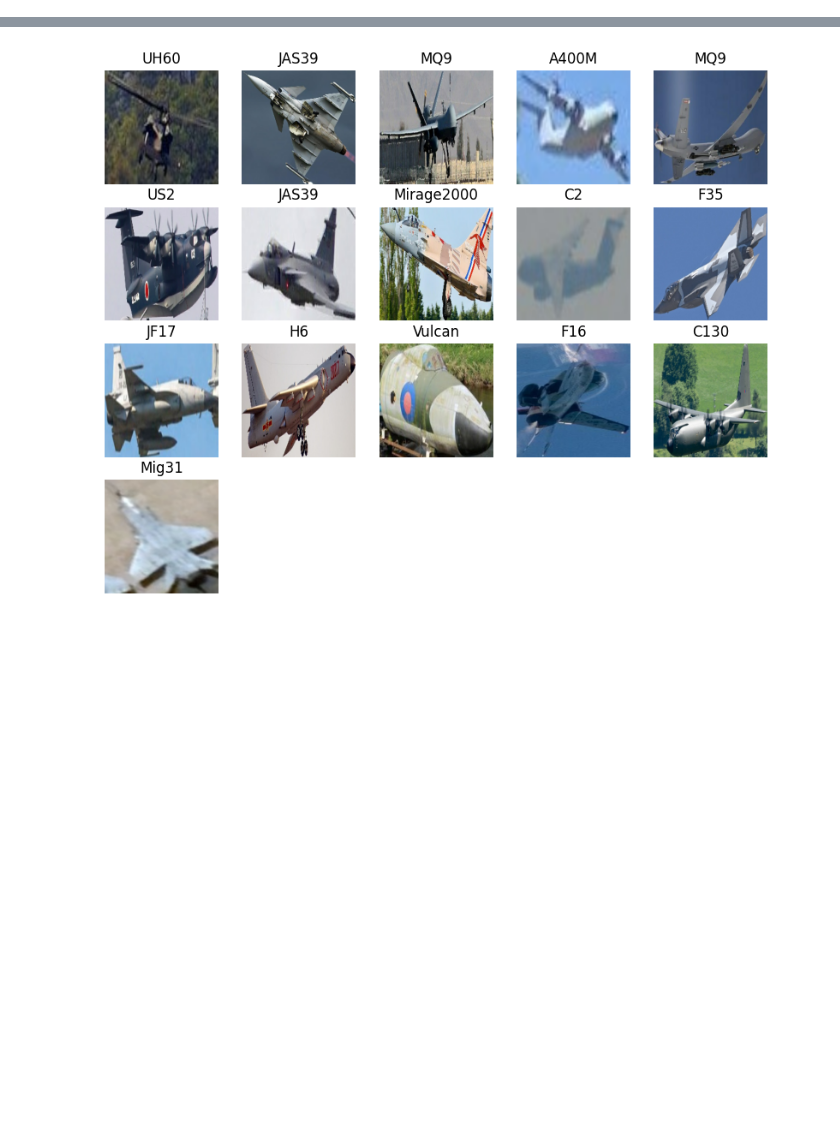
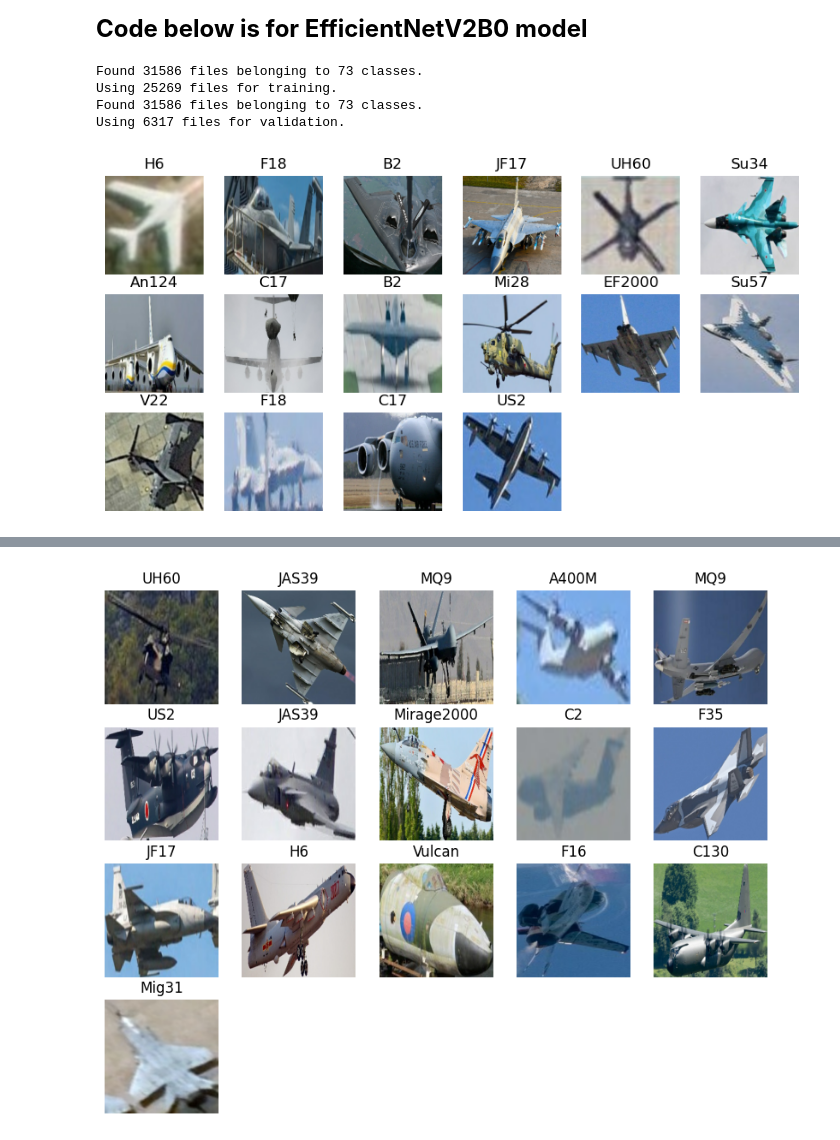
Before and after one commit to AndrewN2001/MilitaryAirplaneDetectionProject, a Jupyter notebook: model.ipynb, the cells around one changed output, grey strips where cells are left out. Drawn from its saved outputs; the diff is of its cells as text; code cells hidden in the pictures; blank space fills up the shorter version.

```diff
--- a/model.ipynb
+++ b/model.ipynb
@@ -102,0 +157,52 @@ pf_val = val_data.prefetch(buffer_size=AUTOTUNE)
+# %% [markdown]
+<font size = "5">**Code below is for EfficientNetV2B0 model**<font>
+# %%
+imagesize = 224,224 #224,224 in final
+fullimagesize = 224,224,3 #224,224,3 in final
+
+train_data_eff = image_dataset_from_directory(
+    dataset_path,
+    validation_split = 0.2,
+    seed = 64,
+    subset = 'training',
+    image_size=(imagesize),  # Adjust the image size to 128 x 128 for faster processing
+    batch_size=32,          # How many samples we want to load / batch
+    shuffle=True
+)
+
+valid_data_eff = image_dataset_from_directory(
+    dataset_path,
+    validation_split = 0.2,
+    seed = 23,
+    subset = 'validation',
+    image_size=(imagesize),
+    batch_size=32,
+    shuffle=True
+)
+
+val_batches_eff = tf.data.experimental.cardinality(valid_data_eff) # takes the number of batches within the validation data
+test_data_eff = valid_data_eff.take(val_batches_eff // 4) # takes the
+val_data_eff = valid_data_eff.skip(val_batches_eff // 4)
+
+class_names_eff = train_data_eff.class_names
+# %% [output]
+Found 31586 files belonging to 73 classes.
+Using 25269 files for training.
+Found 31586 files belonging to 73 classes.
+Using 6317 files for validation.
+# %%
+plt.figure(figsize=(10, 10))
+for images, labels in train_data_eff.take(1):
+    for i in range(min(32, len(images))):
+        ax = plt.subplot(6, 6, i + 1)
+        plt.imshow(images[i].numpy().astype("uint8"))
+        plt.title(class_names[labels[i]])
+        plt.axis("off")
+
+AUTOTUNE = tf.data.AUTOTUNE
+# allows the model to load the next batch while the model is training on the current batch, increasing efficiency
+pf_train_eff = train_data_eff.prefetch(buffer_size=AUTOTUNE)
+pf_test_eff = test_data_eff.prefetch(buffer_size=AUTOTUNE)
+pf_val_eff = val_data_eff.prefetch(buffer_size=AUTOTUNE)
+# %% [output]
+[figure, added]
```
Also changed, not shown: parts of 12 cells of this notebook.
